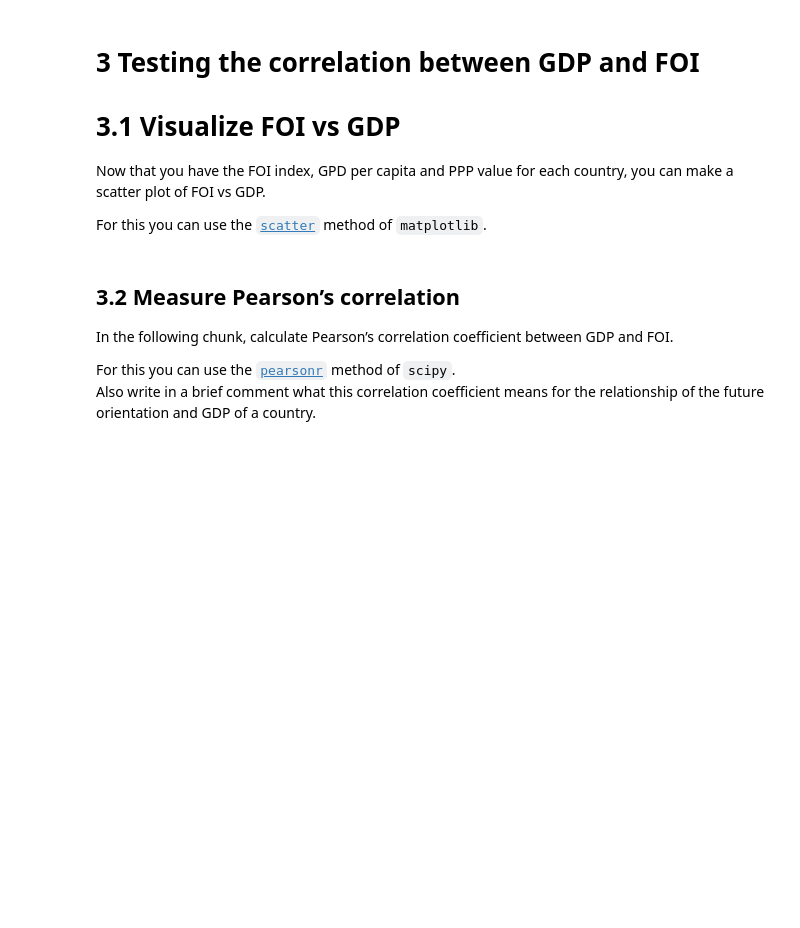
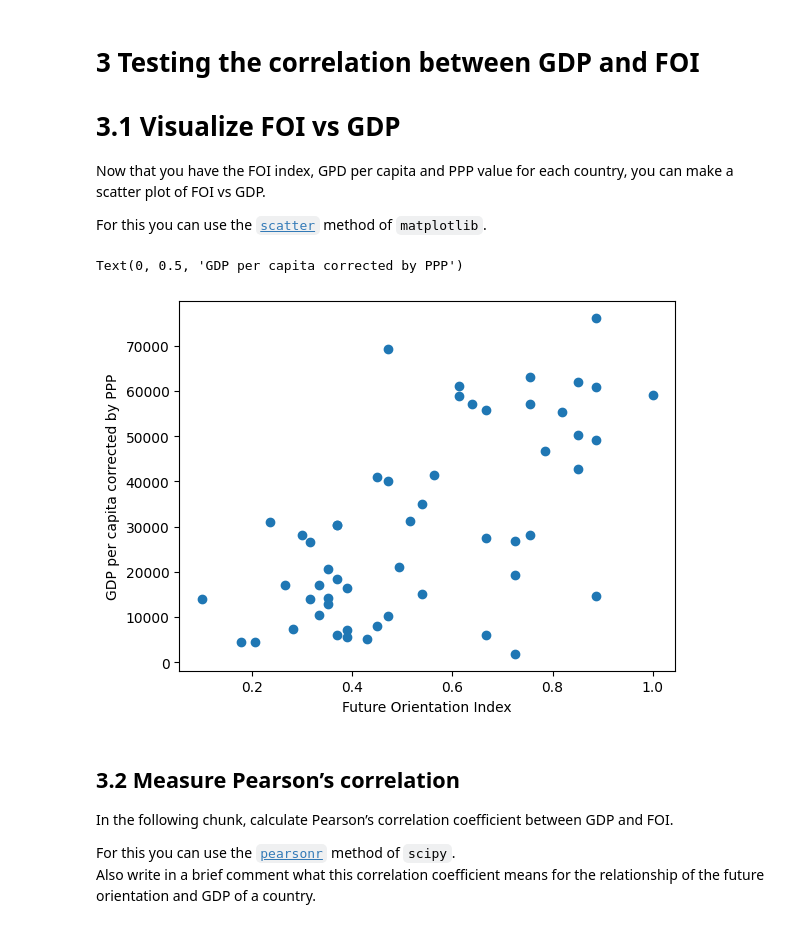
Before and after one commit to jaklvinc/FoundationsOfCSS2025, a Jupyter notebook: Exercise01/exercise_01.ipynb, the cells around one changed output. Cells and saved outputs as stored; diff of their text form; code cells hidden in the pictures; blank space fills up the shorter version.

```diff
--- a/Exercise01/exercise_01.ipynb
+++ b/Exercise01/exercise_01.ipynb
@@ -168,0 +167,8 @@ All the percentage data is saved as a string containing the `%` symbol. You can
+# %%
+# Your Code goes here!
+googleTrendsdf = pd.read_csv('geoMap.csv', skiprows=3, names=["Country", "G2013", "G2015"])
+googleTrendsdf = googleTrendsdf.dropna()
+
+googleTrendsdf['G2013'] = googleTrendsdf['G2013'].str.replace('%', '').astype(int)
+googleTrendsdf['G2015'] = googleTrendsdf['G2015'].str.replace('%', '').astype(int)
+display(googleTrendsdf)
@@ -172,9 +192,12 @@ All the percentage data is saved as a string containing the `%` symbol. You can
 In the following code chunk, make a new column in the Google Trends dataframe with the Future Orientation Index, which is the ratio between the search volume for 2015 and 2013 in 2014 for each country
 # %%
 # Your Code goes here!
+googleTrendsdf['future_orientation_index'] = googleTrendsdf['G2015'] / googleTrendsdf['G2013']
 # %% [markdown]
 ## 2.3 Merge with World Bank data
 
 Merge the WDI and google trends data frames, using the name of the country. For this you can use `pandas` [`merge`](https://pandas.pydata.org/docs/reference/api/pandas.DataFrame.merge.html) method.
 # %%
 # Your Code goes here!
+mergedf = pd.merge(WDIdf, googleTrendsdf, on='Country')
+display(mergedf)
@@ -190,3 +229,11 @@ For this you can use the [`scatter`](https://matplotlib.org/stable/api/_as_gen/m
+# %%
+# Your Code goes here!
+plt.scatter(mergedf['future_orientation_index'], mergedf['GDP_per_capita_corrected_by_PPP'])
+plt.xlabel('Future Orientation Index')
+plt.ylabel('GDP per capita corrected by PPP')
+# %% [output]
+Text(0, 0.5, 'GDP per capita corrected by PPP')
+[figure, added]
 # %% [markdown]
 ## 3.2 Measure Pearson’s correlation
 
```
Also changed, not shown: parts of 7 cells of this notebook.
